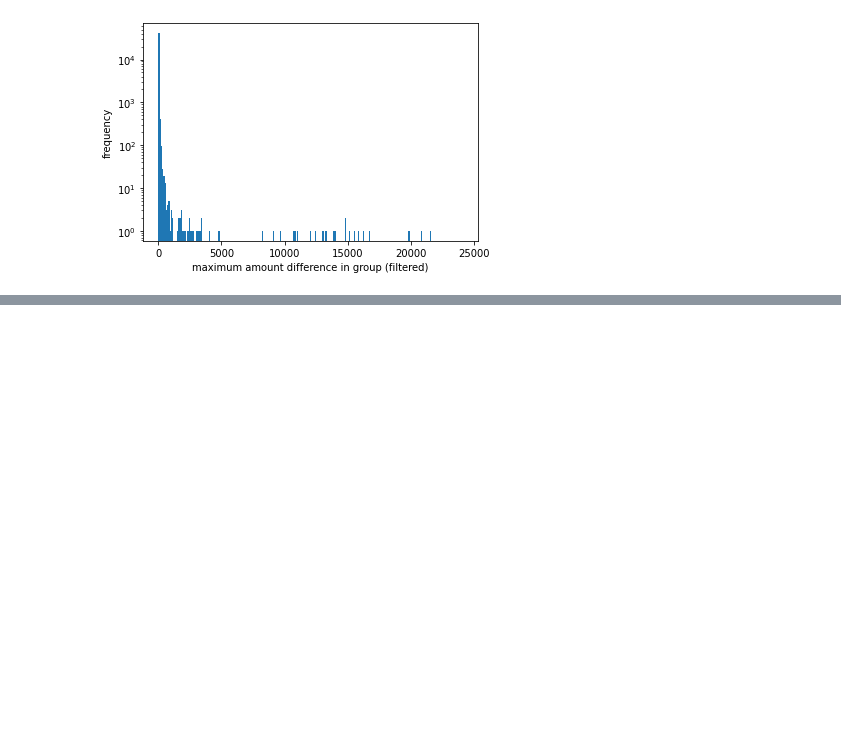
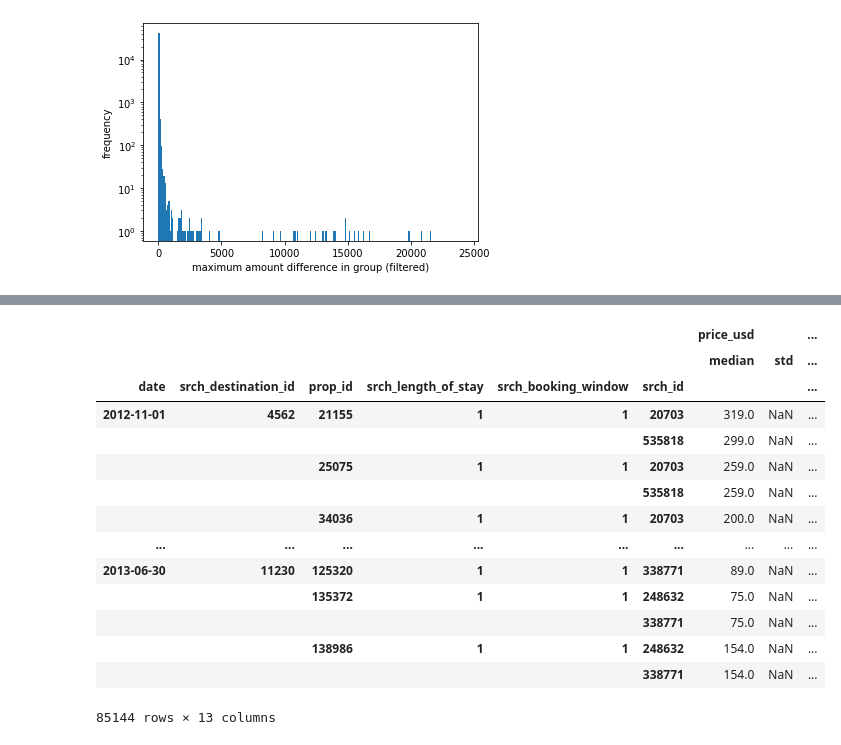
Before and after one commit to DuoRes/expedia-autoclicker, a Jupyter notebook: Expedia_modeling.ipynb, the cells around one changed output, grey strips where cells are left out. Drawn from its saved outputs; the diff is of its cells as text; code cells hidden in the pictures; blank space fills up the shorter version.

```diff
--- a/Expedia_modeling.ipynb
+++ b/Expedia_modeling.ipynb
@@ -143,0 +179,24 @@ Text(0.5, 0, 'maximum amount difference in group (filtered)')
+# %%
+# average price per search id for minimum number of search results
+# dup.groupby('srch_id')[['price_usd']].agg('mean')
+dupGroups = dup.groupby(['date','srch_destination_id', 'prop_id',
+                         'srch_length_of_stay','srch_booking_window', 'srch_id'])[['price_usd', 'position']].agg(
+                                    ['median', 'std', 'mean', 'count', 'min', 'max'])
+dupGroups['range'] = dupGroups['price_usd']['max'] - dupGroups['price_usd']['min']
+dupGroups # Group by the aforementioned criteria
+# %% [output]
+|  |  |  |  |  |  | price_usd |  | ... |
+|  |  |  |  |  |  | median | std | ... |
+| date | srch_destination_id | prop_id | srch_length_of_stay | srch_booking_window | srch_id |  |  | ... |
+| 2012-11-01 | 4562 | 21155 | 1 | 1 | 20703 | 319.0 | NaN | ... |
+|  |  |  |  |  | 535818 | 299.0 | NaN | ... |
+|  |  | 25075 | 1 | 1 | 20703 | 259.0 | NaN | ... |
+|  |  |  |  |  | 535818 | 259.0 | NaN | ... |
+|  |  | 34036 | 1 | 1 | 20703 | 200.0 | NaN | ... |
+| ... | ... | ... | ... | ... | ... | ... | ... | ... |
+| 2013-06-30 | 11230 | 125320 | 1 | 1 | 338771 | 89.0 | NaN | ... |
+|  |  | 135372 | 1 | 1 | 248632 | 75.0 | NaN | ... |
+|  |  |  |  |  | 338771 | 75.0 | NaN | ... |
+|  |  | 138986 | 1 | 1 | 248632 | 154.0 | NaN | ... |
+|  |  |  |  |  | 338771 | 154.0 | NaN | ... |
+85144 rows × 13 columns
```
Also changed, not shown: parts of 9 cells of this notebook, 6 other files.
